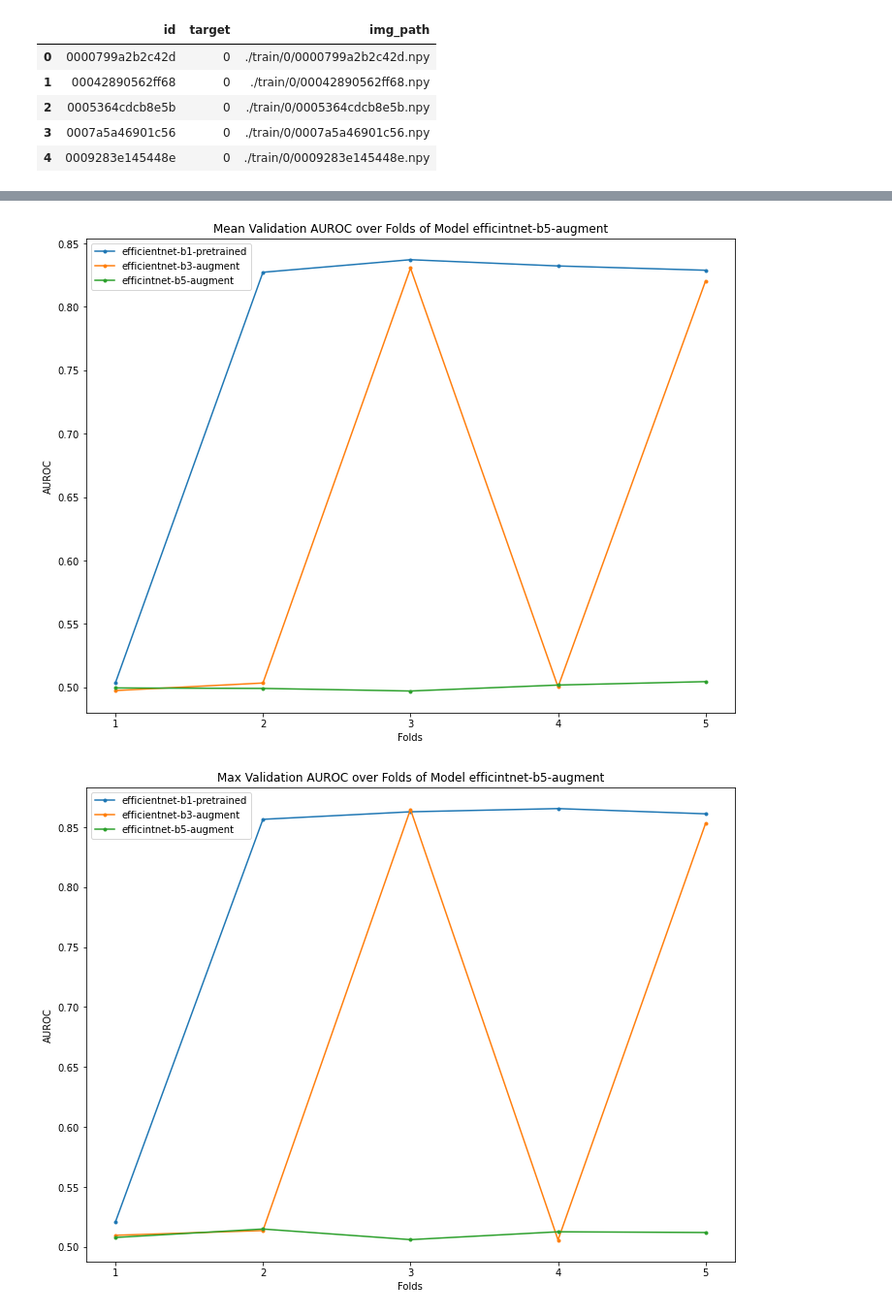
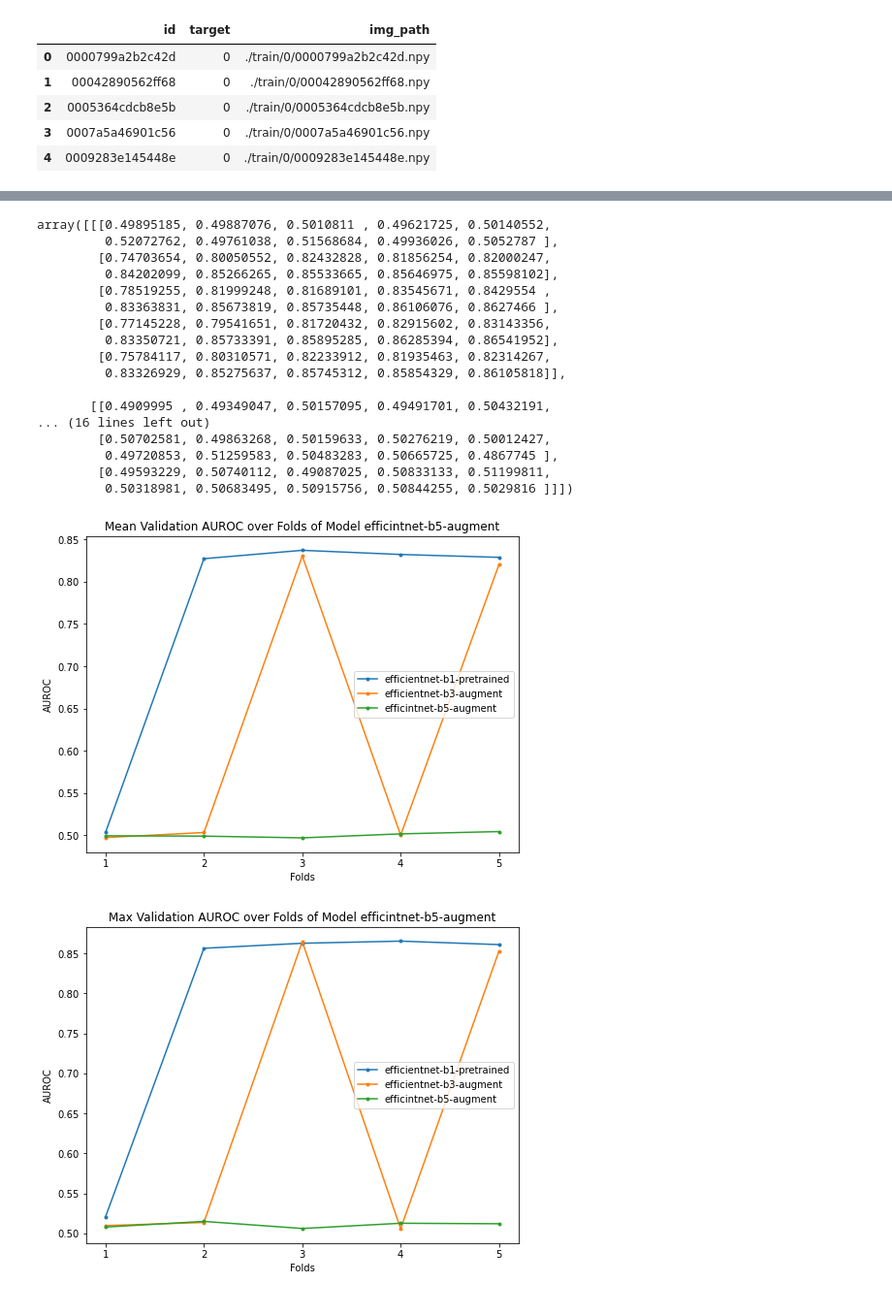
Before and after one commit to babreufig/seti-breakthrough-listen, a Jupyter notebook: modelCompare.ipynb, the cells around one changed output, grey strips where cells are left out. Shown: that part at 97% size. Cells and saved outputs as stored; diff of their text form; code cells hidden in the pictures.

```diff
--- a/modelCompare.ipynb
+++ b/modelCompare.ipynb
@@ -228,13 +215,13 @@ codecs.open('log2.log', 'w+');
 # %%
 for model in starter_models:
+    best_roc_auc = 0
     fold = 0
     for train_index, test_index in skf.split(X, Y):
-        #train_images, valid_images, train_targets, valid_targets = train_test_split(X, Y, random_state=2021)
-        #model = enetv2(baseline_name, out_dim=1)
 
-        train_transform = A.Compose([
+        train_augment = A.Compose([
                         A.VerticalFlip(p=0.5),
-                        A.Cutout(max_h_size=int(512 * 0.1), max_w_size=int(512 * 0.1), num_holes=5, p=0.5),
+                        # CoarseDropout because Cutout is deprecated - works the same way
+                        A.CoarseDropout(max_height=int(512 * 0.1), max_width=int(512 * 0.1), max_holes=5, p=0.5),
                         ])
 
         starter_models = [enetv2(baseline_name[0], pretrained=True, out_dim=1),
@@ -247,8 +234,8 @@ for model in starter_models:
         train_images, valid_images = X[train_index], X[test_index]
         train_targets, valid_targets = Y[train_index], Y[test_index]
 
-        train_dataset = ClassificationDataset(image_paths=train_images, targets=train_targets, transform=train_transform, augment=True)
-        valid_dataset = ClassificationDataset(image_paths=valid_images, targets=valid_targets, transform=None, augment=True)
+        train_dataset = ClassificationDataset(image_paths=train_images, targets=train_targets, augment=train_augment)
+        valid_dataset = ClassificationDataset(image_paths=valid_images, targets=valid_targets, augment=None)
         train_loader = torch.utils.data.DataLoader(train_dataset, batch_size=Batch_Size,shuffle=True, num_workers=4)
         valid_loader = torch.utils.data.DataLoader(valid_dataset, batch_size=Batch_Size,shuffle=False, num_workers=4)
 
@@ -258,15 +245,11 @@ for model in starter_models:
         last_loss = 0
         train_loss = 10
 
-        best_roc_auc = 0
 
         for epoch in range(epochs):
-            if epoch == 6:
+            if epoch == 4:
                 for param_group in optimizer.param_groups:
                     param_group["lr"] = 1e-4
-            #if epoch == 4:
-            #    for param_group in optimizer.param_groups:
-            #        param_group["lr"] = 1e-6
 
             train_loss = train(train_loader, model, optimizer, device=device)
             predictions, valid_targets, valid_loss = evaluate(valid_loader, model, device=device)
@@ -279,19 +262,18 @@ for model in starter_models:
             if roc_auc > best_roc_auc:
                 best_roc_auc = roc_auc
 
-            print(f"Fold {fold}: Epoch={epoch}, Train Loss={train_loss}, Validation Loss={valid_loss}, Validation ROC AUC={roc_auc}")
-            with codecs.open('log2.log', 'a') as up:
-                up.write(f"Model={it}, Fold={fold}, Epoch={epoch}, Valid ROC AUC={roc_auc}/{best_roc_auc}\n")
+            print(f"Model={names[it]}, Fold {fold}: Epoch={epoch}, Train Loss={train_loss}, Validation Loss={valid_loss}, Validation ROC AUC={roc_auc}")
+            with codecs.open('results.log', 'a') as up:
+                up.write(f"Model={names[it]}, Fold={fold}, Epoch={epoch}, Valid ROC AUC={roc_auc}/{best_roc_auc}\n")
 
             if roc_auc > best_roc_auc:
+                print(f"New best AUROC: Model={names[it]}, Fold {fold}: Epoch={epoch}, Validation ROC AUC={roc_auc}")
                 torch.save(model.state_dict(), baseline_name + '-' + str(fold) + '-' + str(epoch) + '.pt')
                 best_roc_auc = roc_auc
 
-        #torch.save(model.state_dict(), names[it] + '-' + str(it) + '.pt')
         models.append(model)
         fold += 1
     it += 1
 
 print('finished')
-it = 0
 # %% [output]
@@ -315,35 +285,60 @@ np.save('valid_losses.npy', np.array(valid_losses))
 np.save('aurocs.npy', np.array(aurocs))
+# %%
+#aurocs = np.load('aurocs.npy', allow_pickle=True)
+aurocs
+# %% [output]
+array([[[0.49895185, 0.49887076, 0.5010811 , 0.49621725, 0.50140552,
+         0.52072762, 0.49761038, 0.51568684, 0.49936026, 0.5052787 ],
+        [0.74703654, 0.80050552, 0.82432828, 0.81856254, 0.82000247,
+         0.84202099, 0.85266265, 0.85533665, 0.85646975, 0.85598102],
+        [0.78519255, 0.81999248, 0.81689101, 0.83545671, 0.8429554 ,
+         0.83363831, 0.85673819, 0.85735448, 0.86106076, 0.8627466 ],
+        [0.77145228, 0.79541651, 0.81720432, 0.82915602, 0.83143356,
+         0.83350721, 0.85733391, 0.85895285, 0.86285394, 0.86541952],
+        [0.75784117, 0.80310571, 0.82233912, 0.81935463, 0.82314267,
+         0.83326929, 0.85275637, 0.85745312, 0.85854329, 0.86105818]],
+
+       [[0.4909995 , 0.49349047, 0.50157095, 0.49491701, 0.50432191,
+... (16 lines left out)
+        [0.50702581, 0.49863268, 0.50159633, 0.50276219, 0.50012427,
+         0.49720853, 0.51259583, 0.50483283, 0.50665725, 0.4867745 ],
+        [0.49593229, 0.50740112, 0.49087025, 0.50833133, 0.51199811,
+         0.50318981, 0.50683495, 0.50915756, 0.50844255, 0.5029816 ]]])
 # %%
 #ab = np.load('train_losses.npy', allow_pickle=True)
 
-aurocs_mean = copy.deepcopy(aurocs)
-aurocs_max = copy.deepcopy(aurocs)
+#aurocs_mean = copy.deepcopy(aurocs)
+#aurocs_max = copy.deepcopy(aurocs)
+
+aurocs_mean = np.zeros((3,5))
+aurocs_max = np.zeros((3,5))
+
 
 for i in range(3):
     for j in range(5):
         aurocs_mean[i][j] = np.mean(aurocs[i][j])
         aurocs_max[i][j] = np.max(aurocs[i][j])
 # %%
-plt.figure(figsize=(12,9))
+plt.figure(figsize=(8,6))
 for j in range(3):
     plt.plot(range(1, len(aurocs[j]) + 1), aurocs_mean[j], label=names[j], marker=".")
 plt.xlabel("Folds")
 plt.ylabel("AUROC")
 plt.xticks(np.arange(1, len(aurocs[j]) + 1, step=1))
 plt.legend()
 plt.title(f"Mean Validation AUROC over Folds of Model {names[j]}");
 
-plt.figure(figsize=(12,9))
+plt.figure(figsize=(8,6))
 for j in range(3):
     plt.plot(range(1, len(aurocs[j]) + 1), aurocs_max[j], label=names[j], marker=".")
 plt.xlabel("Folds")
 plt.ylabel("AUROC")
 plt.xticks(np.arange(1, len(aurocs[j]) + 1, step=1))
 plt.legend()
 plt.title(f"Max Validation AUROC over Folds of Model {names[j]}");
 # %% [output]
-[figure, old version]
+[figure, new version]
-[figure, old version]
+[figure, new version]
 # %%
 print(f"Batch Size {Batch_Size}")
 for i in range(len(aurocs)):
```
Also changed, not shown: parts of 12 cells of this notebook, 1 other file.
